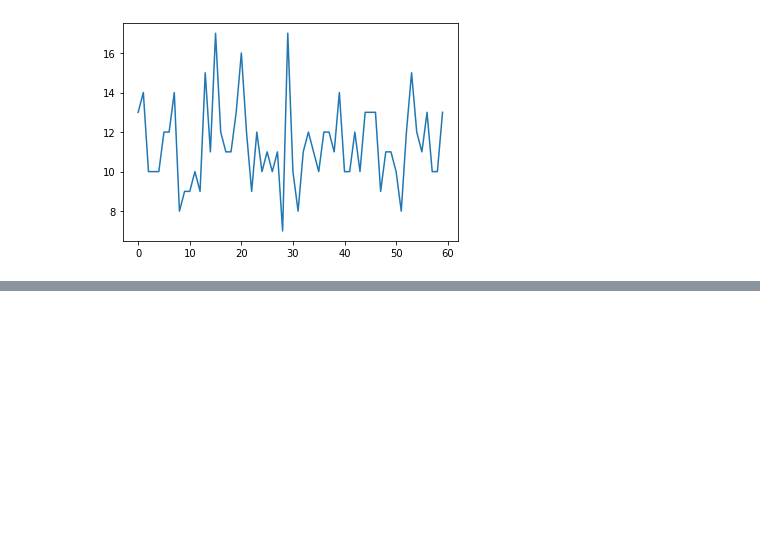
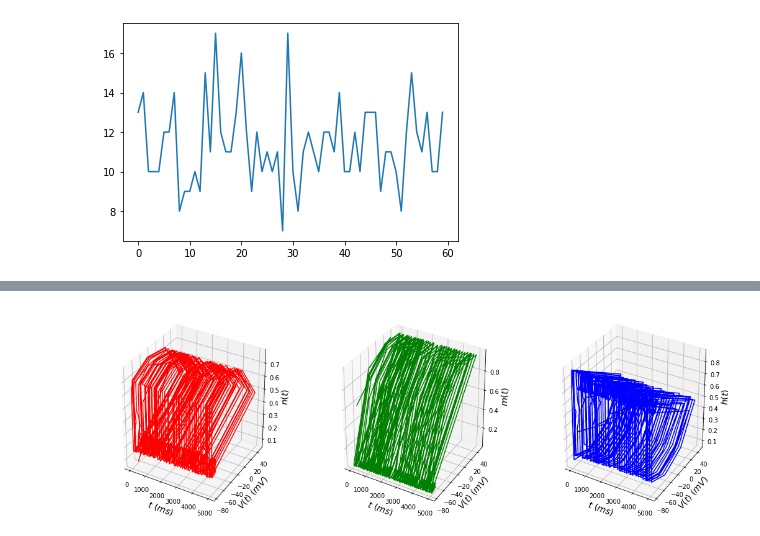
Before and after one commit to georgepsh/ComputationalNeuroscience, a Jupyter notebook: SaveTheKitten.ipynb, the cells around one changed output, grey strips where cells are left out. Saved outputs shown, nothing was run; the diff lists cells and outputs as text; code cells hidden in the pictures; blank space fills up the shorter version.

```diff
--- a/SaveTheKitten.ipynb
+++ b/SaveTheKitten.ipynb
@@ -360,0 +371,4 @@ viz2d(result[:5000], I_synA[:5000], timesteps[:5000])
+# %%
+viz3d(result[:5000], timesteps[:5000])
+# %% [output]
+[figure, added]
```
Also changed, not shown: parts of 13 cells of this notebook.
